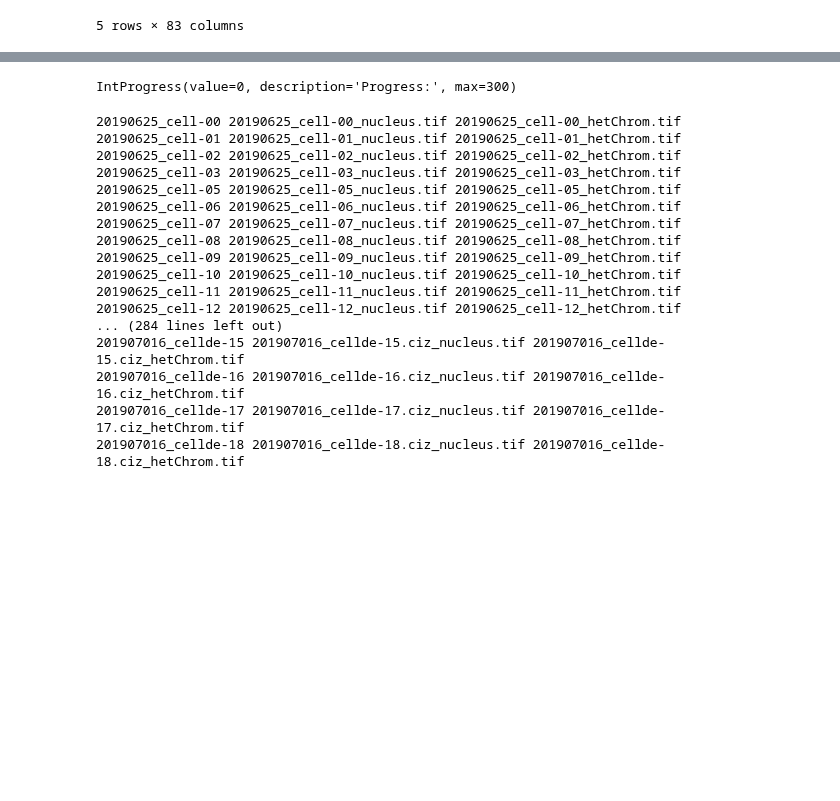
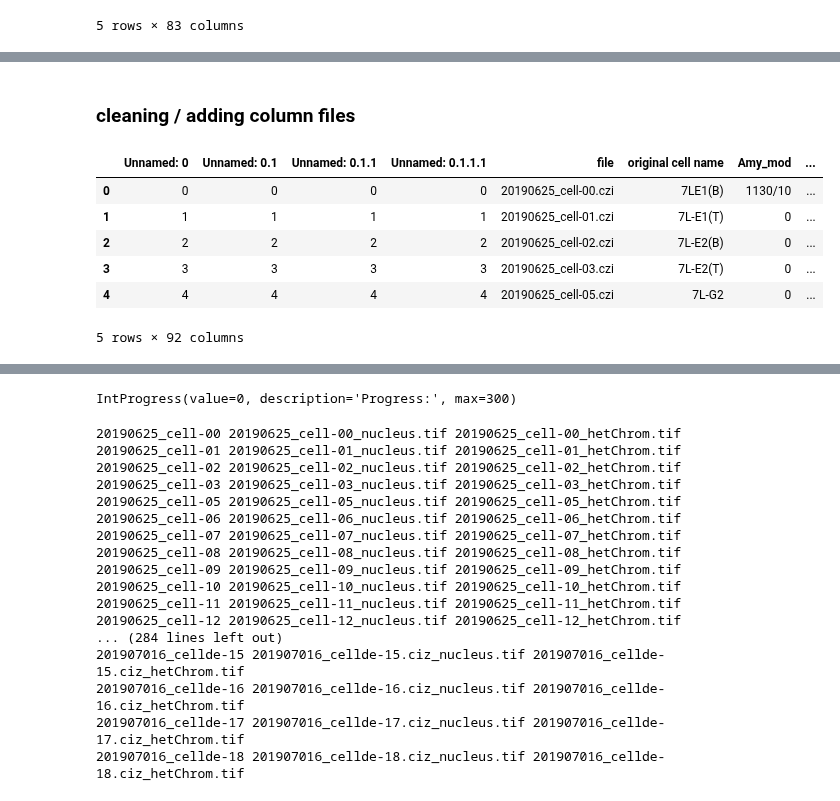
Before and after one commit to purvislab/MCM_project, a Jupyter notebook: 191115_new_control.ipynb, the cells around one changed output, grey strips where cells are left out. Cells and saved outputs as stored; diff of their text form; code cells hidden in the pictures; blank space fills up the shorter version.

```diff
--- a/191115_new_control.ipynb
+++ b/191115_new_control.ipynb
@@ -47,0 +251,2 @@ myBigData['box_mask_het']=None
+# %% [markdown]
+### cleaning / adding column files
@@ -47,0 +257,14 @@ myBigData['box_mask_het']=None
+# %%
+myFileTo= r'Z:\CookLab\Liu\20190816_organizedData_MCM_loading\sel_cells_20_50_10_newctrl.csv'
+# %%
+dataTo=pd.read_csv(myFileTo)
+# %%
+dataTo.head()
+# %% [output]
+|  | Unnamed: 0 | Unnamed: 0.1 | Unnamed: 0.1.1 | Unnamed: 0.1.1.1 | file | original cell name | Amy_mod | ... |
+| 0 | 0 | 0 | 0 | 0 | 20190625_cell-00.czi | 7LE1(B) | 1130/10 | ... |
+| 1 | 1 | 1 | 1 | 1 | 20190625_cell-01.czi | 7L-E1(T) | 0 | ... |
+| 2 | 2 | 2 | 2 | 2 | 20190625_cell-02.czi | 7L-E2(B) | 0 | ... |
+| 3 | 3 | 3 | 3 | 3 | 20190625_cell-03.czi | 7L-E2(T) | 0 | ... |
+| 4 | 4 | 4 | 4 | 4 | 20190625_cell-05.czi | 7L-G2 | 0 | ... |
+5 rows × 92 columns
```
Also changed, not shown: parts of 11 cells of this notebook, 1 other file.
